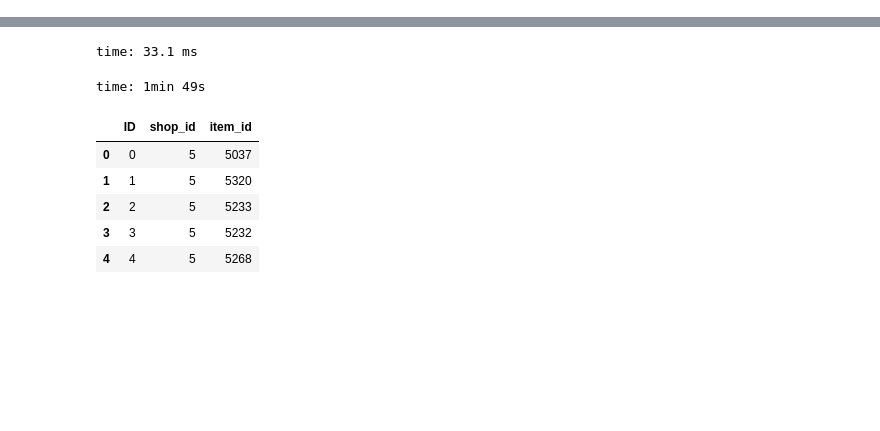
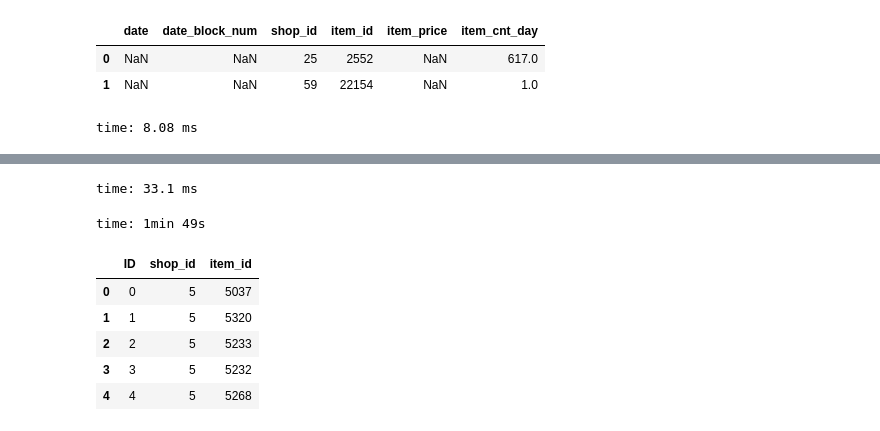
Before and after one commit to gyasis/ai-fall20, a Jupyter notebook: 4. Feature Eng/03. Numerical Enc/2. Notebooks/kagglecomp.ipynb, the cells around one changed output, grey strips where cells are left out. Cells and saved outputs as stored; diff of their text form; code cells hidden in the pictures; blank space fills up the shorter version.

```diff
--- a/4. Feature Eng/03. Numerical Enc/2. Notebooks/kagglecomp.ipynb
+++ b/4. Feature Eng/03. Numerical Enc/2. Notebooks/kagglecomp.ipynb
@@ -56,0 +144,7 @@ NameError: name 'parse' is not defined
+# %%
+dfnew.head(20)
+# %% [output]
+|  | date | date_block_num | shop_id | item_id | item_price | item_cnt_day |
+| 0 | NaN | NaN | 25 | 2552 | NaN | 617.0 |
+| 1 | NaN | NaN | 59 | 22154 | NaN | 1.0 |
+time: 8.08 ms
```
Also changed, not shown: parts of 14 cells of this notebook, 10 other files.
